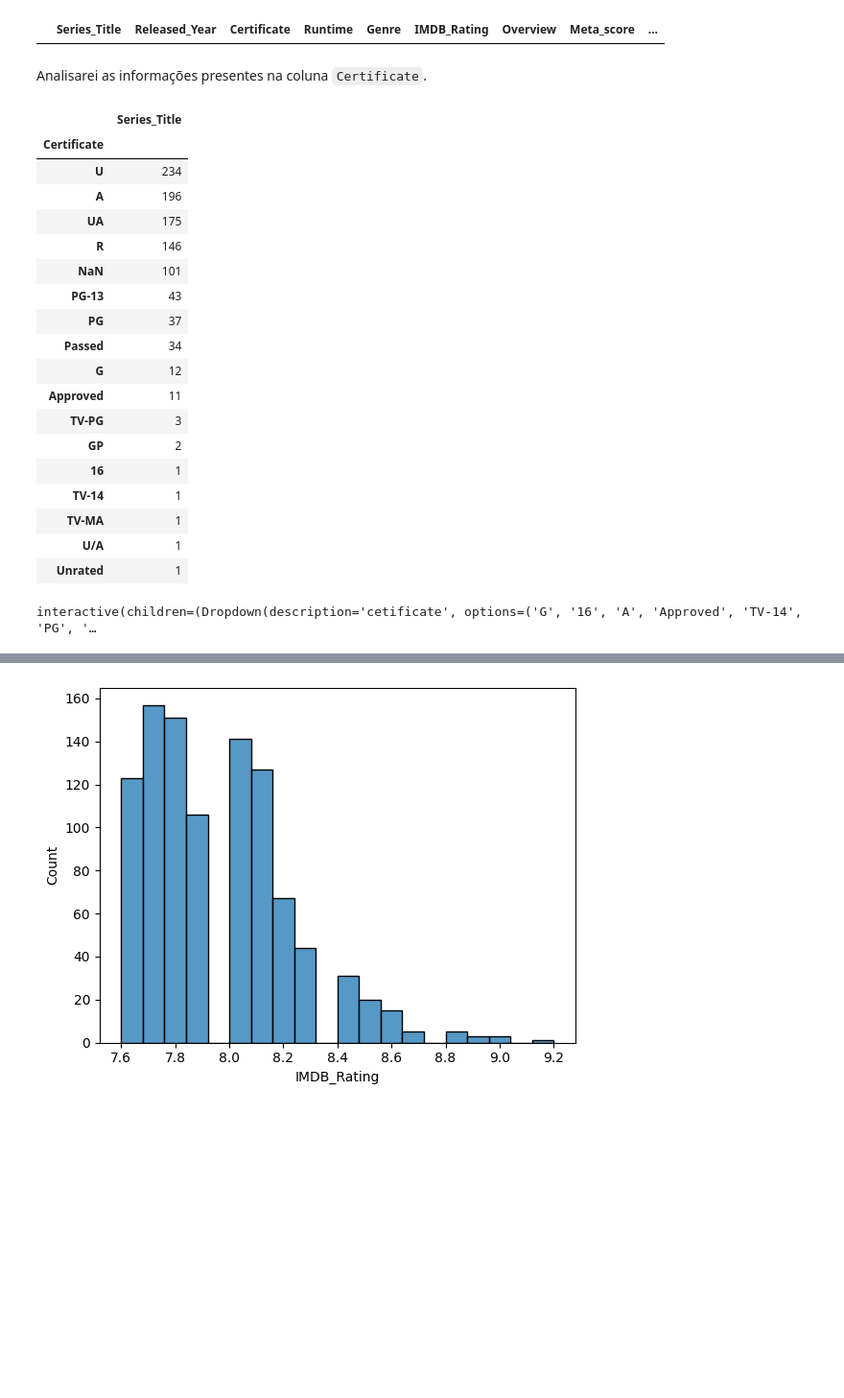
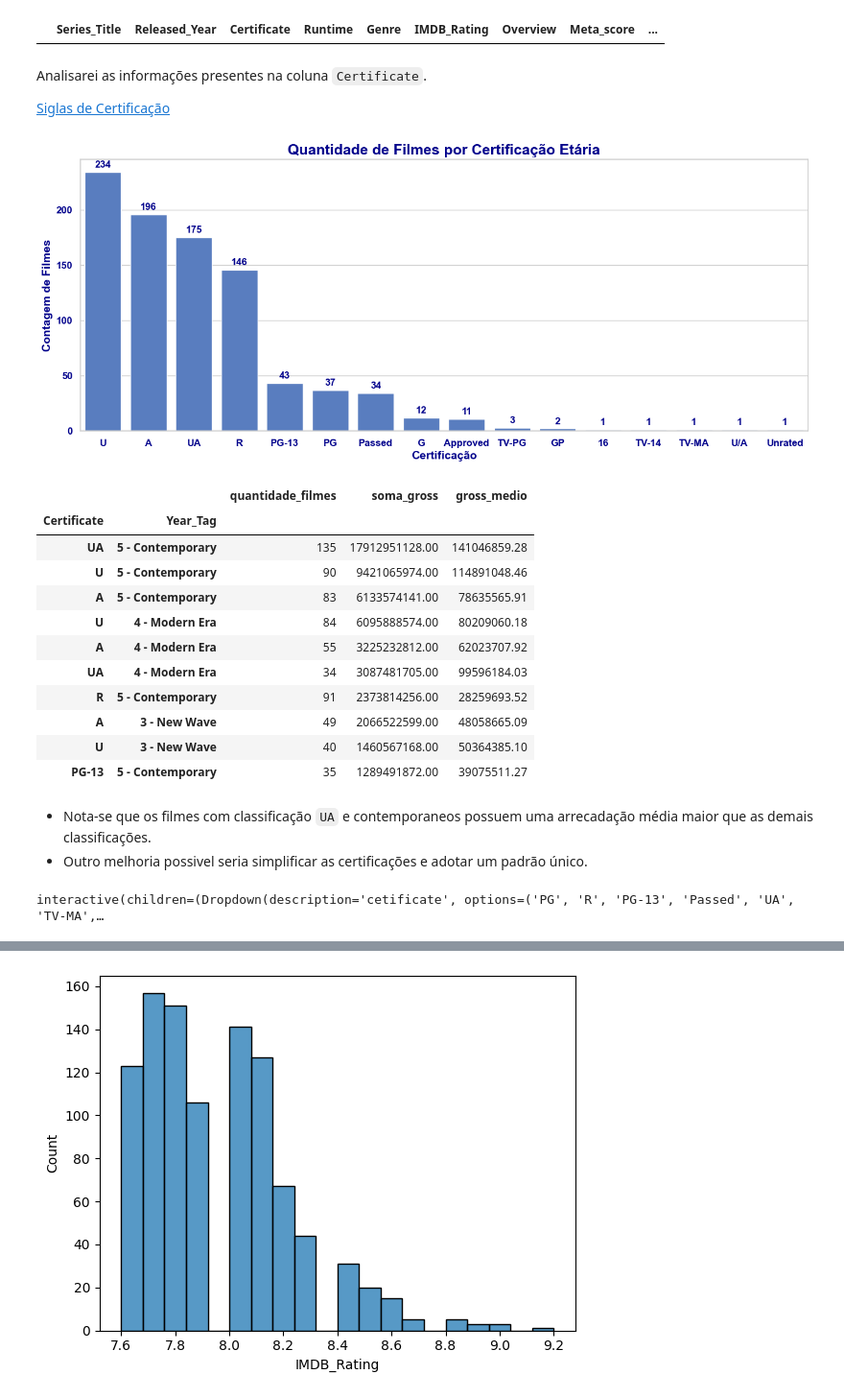
Before and after one commit to AurelioGuilherme/Desafio_Ciencia_de_Dados, a Jupyter notebook: Notebooks/EDA.ipynb, the cells around one changed output, grey strips where cells are left out. Shown at 96% size. Saved outputs shown, nothing was run; the diff lists cells and outputs as text; code cells hidden in the pictures; blank space fills up the shorter version.

```diff
--- a/Notebooks/EDA.ipynb
+++ b/Notebooks/EDA.ipynb
@@ -13,3 +15,5 @@ from ipywidgets import interact
 # %%
 # Defininando a quantidade de casas decimais da visualização dos dados no Pandas
 pd.set_option('display.float_format', '{:.2f}'.format)
+
+sns.set_theme(style="whitegrid", palette="muted")
@@ -397,36 +459,54 @@ df[df.duplicated(subset=['Overview'])]
 |  | Series_Title | Released_Year | Certificate | Runtime | Genre | IMDB_Rating | Overview | Meta_score | ... |
 # %% [markdown]
 Analisarei as informações presentes na coluna `Certificate`.
+
+[Siglas de Certificação](https://help.imdb.com/article/contribution/titles/certificates/GU757M8ZJ9ZPXB39?ref_=helpart_nav_27#)
-# %%
-# Quantidade de filmes por certificado.
-df.groupby("Certificate", dropna=False)[['Series_Title']].count().sort_values("Series_Title",ascending=False)
-# %% [output]
-|  | Series_Title |
-| Certificate |  |
-| U | 234 |
-| A | 196 |
-| UA | 175 |
-| R | 146 |
-| NaN | 101 |
-| PG-13 | 43 |
-| PG | 37 |
-| Passed | 34 |
-| G | 12 |
-| Approved | 11 |
-| TV-PG | 3 |
-| GP | 2 |
-| 16 | 1 |
-| TV-14 | 1 |
-| TV-MA | 1 |
-| U/A | 1 |
-| Unrated | 1 |
+# %%
+df_groupby = df_groupby = df.groupby("Certificate", dropna=False).agg(quantidade_filmes = ('Series_Title', 'count'))\
+                            .sort_values('quantidade_filmes',ascending=False)
+
+
+barplot_custom(df_groupby,
+               figsize=(16,6),
+               col_x= 'Certificate',
+               col_y = 'quantidade_filmes',
+               title="Quantidade de Filmes por Certificação Etária",
+               y_label='Contagem de Filmes',
+               x_label = "Certificação",
+               bar_anotate = True)
+# %% [output]
+[figure, added]
+# %%
+df.groupby(['Certificate','Year_Tag'], dropna=False).agg(quantidade_filmes = ('Year_Tag','count'),
+                                                         soma_gross = ('Gross','sum'),
+                                                         gross_medio = ('Gross','mean'))\
+  .sort_values('soma_gross',ascending=False)\
+  .head(10)
+# %% [output]
+|  |  | quantidade_filmes | soma_gross | gross_medio |
+| Certificate | Year_Tag |  |  |  |
+| UA | 5 - Contemporary | 135 | 17912951128.00 | 141046859.28 |
+| U | 5 - Contemporary | 90 | 9421065974.00 | 114891048.46 |
+| A | 5 - Contemporary | 83 | 6133574141.00 | 78635565.91 |
+| U | 4 - Modern Era | 84 | 6095888574.00 | 80209060.18 |
+| A | 4 - Modern Era | 55 | 3225232812.00 | 62023707.92 |
+| UA | 4 - Modern Era | 34 | 3087481705.00 | 99596184.03 |
+| R | 5 - Contemporary | 91 | 2373814256.00 | 28259693.52 |
+| A | 3 - New Wave | 49 | 2066522599.00 | 48058665.09 |
+| U | 3 - New Wave | 40 | 1460567168.00 | 50364385.10 |
+| PG-13 | 5 - Contemporary | 35 | 1289491872.00 | 39075511.27 |
+# %% [markdown]
+* Nota-se que os filmes com classificação `UA` e contemporaneos possuem uma arrecadação média maior que as demais classificações.
+* Outro melhoria possivel seria simplificar as certificações e adotar um padrão único.
 # %%
 @interact(cetificate = set(df.Certificate))
 def group_certificate(cetificate):
-  output = df.groupby(['Certificate','Year_Tag']).agg(quantidade_filmes = ('Year_Tag','count'))\
+  output = df.groupby(['Certificate','Year_Tag'],dropna=False).agg(quantidade_filmes = ('Year_Tag','count'),
+                                                                   soma_gross = ('Gross','sum'),
+                                                                   gross_medio = ('Gross','mean'))\
              .reset_index()\
              .query(f'Certificate == "{cetificate}"')
 
-  return output.set_index('Certificate')
+  return output.reset_index(drop=True)
 # %% [output]
-interactive(children=(Dropdown(description='cetificate', options=('G', '16', 'A', 'Approved', 'TV-14', 'PG', '…
+interactive(children=(Dropdown(description='cetificate', options=('PG', 'R', 'PG-13', 'Passed', 'UA', 'TV-MA',…
```
Also changed, not shown: parts of 25 cells of this notebook.
